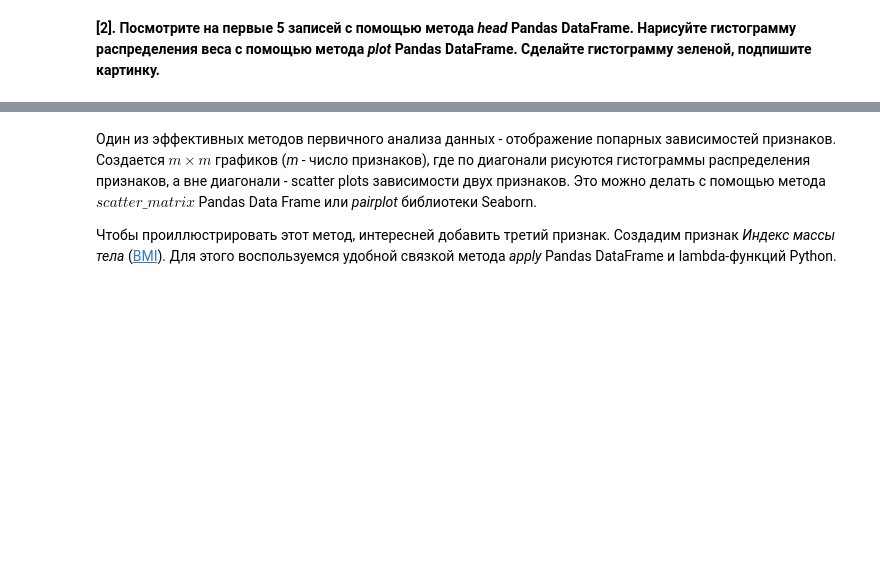
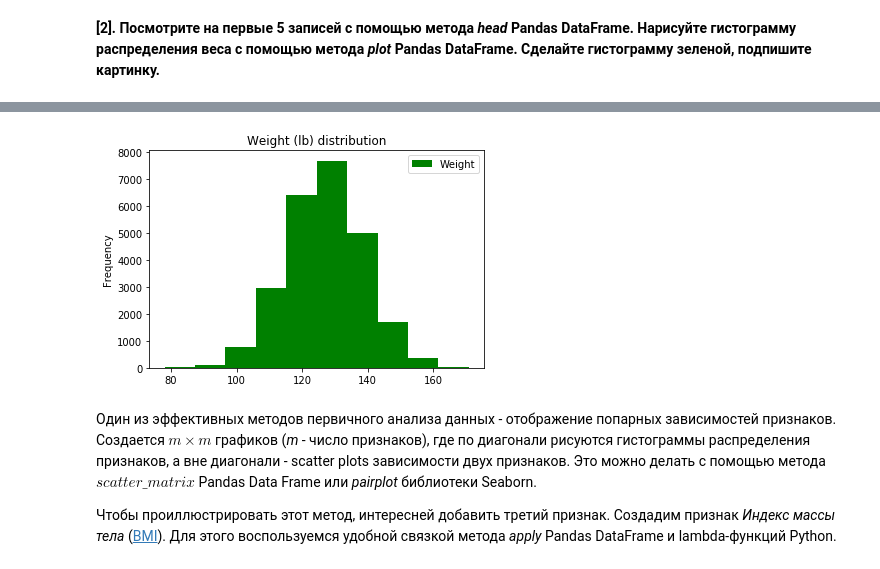
Before and after one commit to easterprince/Machine-Learning-Introduction, a Jupyter notebook: materials/practices/3_linear_models/practice_linreg_optimization.ipynb, the cells around one changed output, grey strips where cells are left out. Saved outputs shown, nothing was run; the diff lists cells and outputs as text; code cells hidden in the pictures; blank space fills up the shorter version.

```diff
--- a/materials/practices/3_linear_models/practice_linreg_optimization.ipynb
+++ b/materials/practices/3_linear_models/practice_linreg_optimization.ipynb
@@ -48,3 +53,7 @@ data.plot(y='Height', kind='hist',
+# %%
+data.plot(y='Weight', kind='hist', color='green',  title='Weight (lb) distribution');
+# %% [output]
+[figure, added]
 # %% [markdown]
 Один из эффективных методов первичного анализа данных - отображение попарных зависимостей признаков. Создается $m \times m$ графиков (*m* - число признаков), где по диагонали рисуются гистограммы распределения признаков, а вне диагонали - scatter plots зависимости двух признаков. Это можно делать с помощью метода $scatter\_matrix$ Pandas Data Frame или *pairplot* библиотеки Seaborn.
 
```
Also changed, not shown: parts of 30 cells of this notebook.
